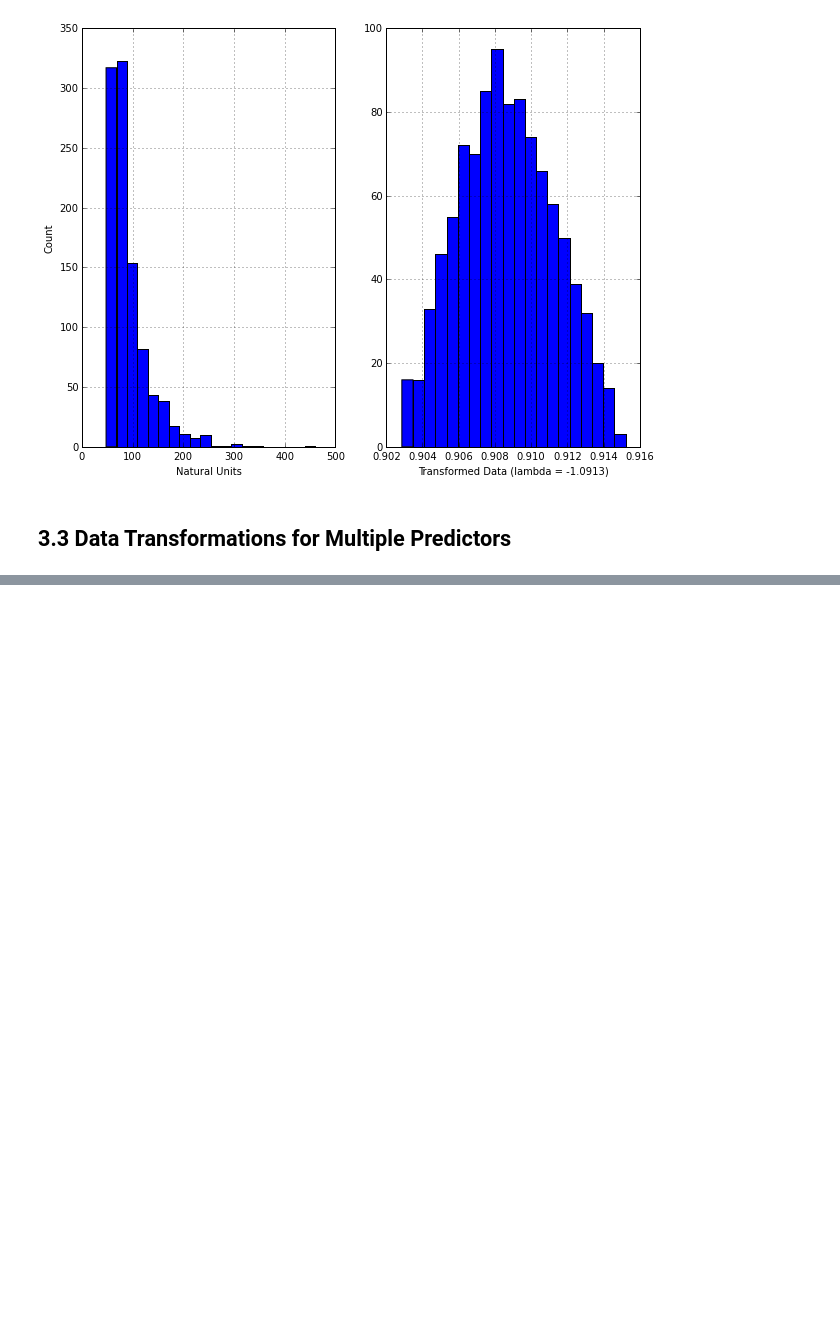
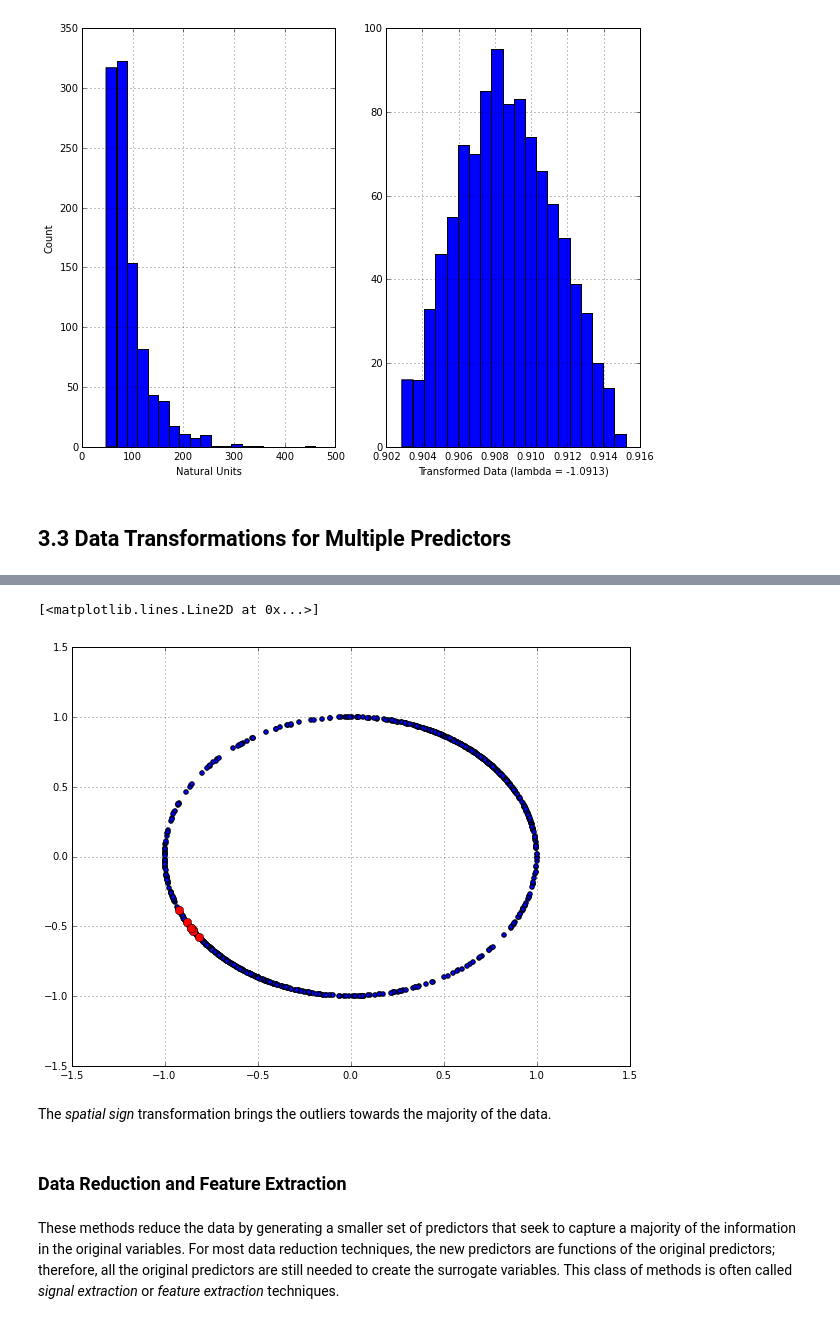
Before and after one commit to LeiG/Applied-Predictive-Modeling-with-Python, a Jupyter notebook: notebooks/Chapter 3.ipynb, the cells around one changed output, grey strips where cells are left out. Saved outputs shown, nothing was run; the diff lists cells and outputs as text; code cells hidden in the pictures; blank space fills up the shorter version.

```diff
--- a/notebooks/Chapter 3.ipynb
+++ b/notebooks/Chapter 3.ipynb
@@ -144,0 +181,22 @@ ax2.set_xlabel('Transformed Data (lambda = {:1.4f})'.format(boxcox(cell_train['P
+# %%
+from sklearn.preprocessing import scale
+x1 = scale(np.concatenate([x1_true, x1_outliers]))
+x2 = scale(np.concatenate([x2_true, x2_outliers]))
+x = np.array(zip(x1, x2))
+
+# spatial sign
+dist = x[:, 0]**2 + x[:, 1]**2
+x1 = x[:, 0]/np.sqrt(dist)
+x2 = x[:, 1]/np.sqrt(dist)
+
+plt.scatter(x1[:-8], x2[:-8])
+plt.plot(x1[-7:], x2[-7:], 'ro', markersize=8)
+# %% [output]
+[<matplotlib.lines.Line2D at 0x...>]
+[figure, added]
+# %% [markdown]
+The *spatial sign* transformation brings the outliers towards the majority of the data.
+# %% [markdown]
+### Data Reduction and Feature Extraction
+# %% [markdown]
+These methods reduce the data by generating a smaller set of predictors that seek to capture a majority of the information in the original variables. For most data reduction techniques, the new predictors are functions of the original predictors; therefore, all the original predictors are still needed to create the surrogate variables. This class of methods is often called *signal extraction* or *feature extraction* techniques.
```
Also changed, not shown: parts of 83 cells of this notebook, 2 other files.
